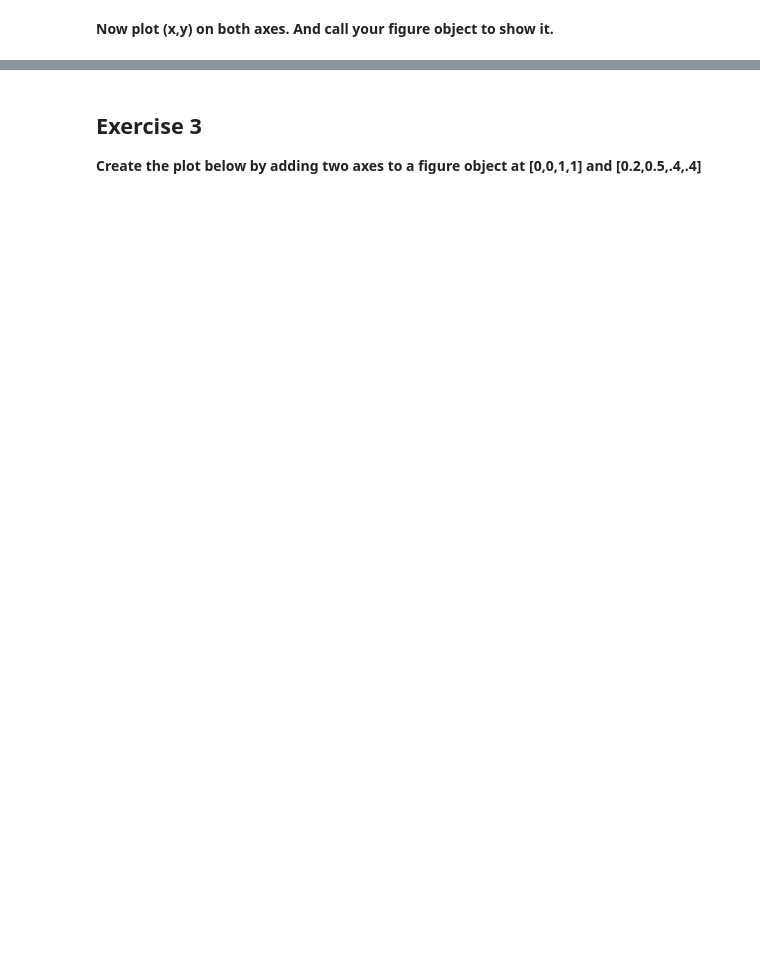
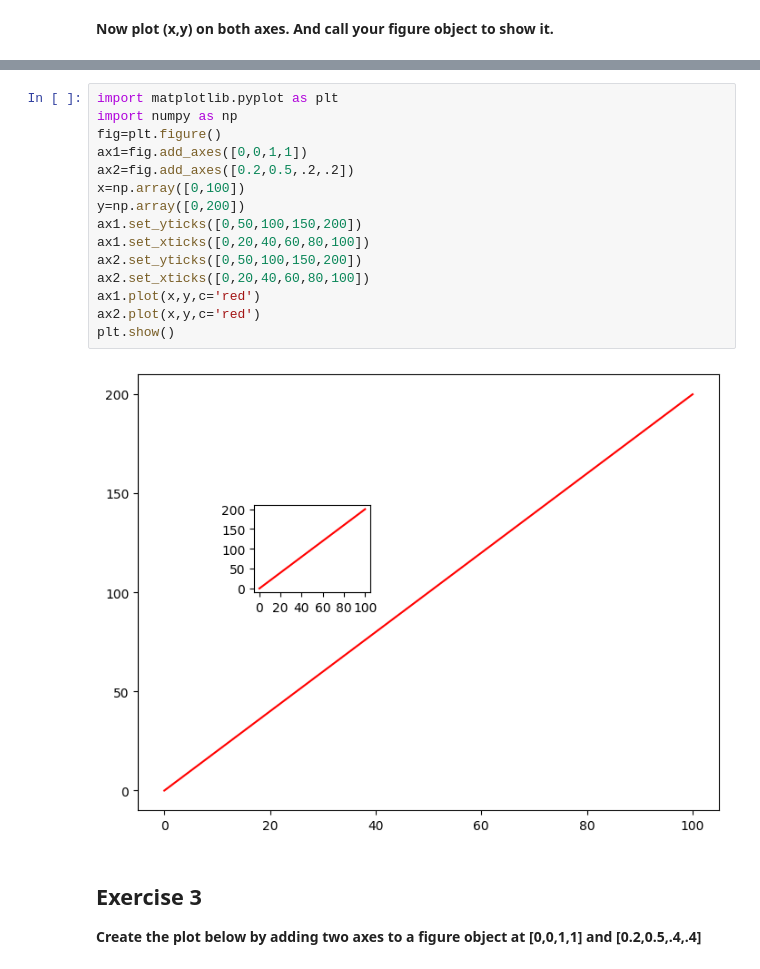
Before and after one commit to yashjangra07/WordForThought, a Jupyter notebook: Week 0/Exercise1.ipynb, the cells around one changed output, grey strips where cells are left out. Drawn from its saved outputs; the diff is of its cells as text; blank space fills up the shorter version.

```diff
--- a/Week 0/Exercise1.ipynb
+++ b/Week 0/Exercise1.ipynb
@@ -52,3 +58,20 @@ Text(0.5, 1.0, 'title')
+# %%
+import matplotlib.pyplot as plt
+import numpy as np
+fig=plt.figure()
+ax1=fig.add_axes([0,0,1,1])
+ax2=fig.add_axes([0.2,0.5,.2,.2])
+x=np.array([0,100])
+y=np.array([0,200])
+ax1.set_yticks([0,50,100,150,200])
+ax1.set_xticks([0,20,40,60,80,100])
+ax2.set_yticks([0,50,100,150,200])
+ax2.set_xticks([0,20,40,60,80,100])
+ax1.plot(x,y,c='red')
+ax2.plot(x,y,c='red')
+plt.show()
+# %% [output]
+[figure, added]
 # %% [markdown]
 ## Exercise 3
 
```
Also changed, not shown: parts of 16 cells of this notebook.
